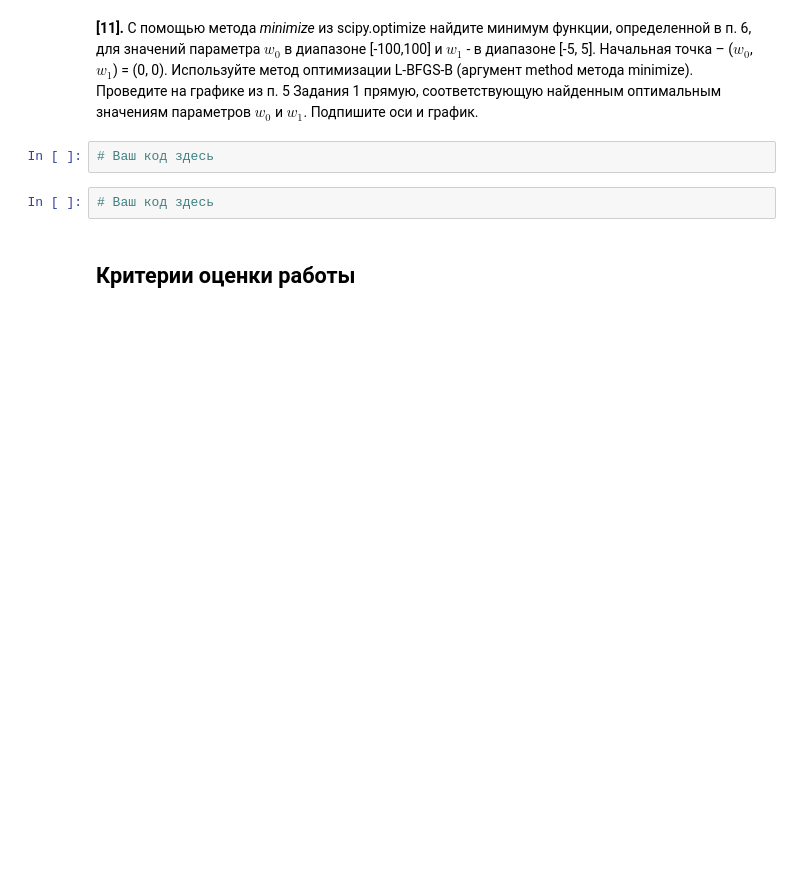
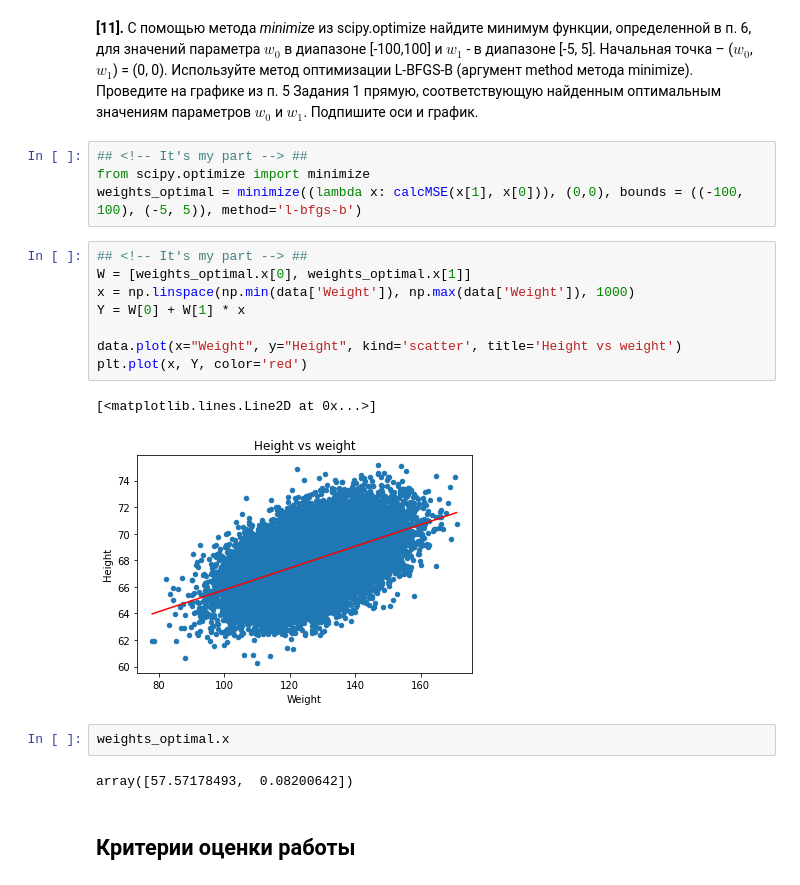
Before and after one commit to AlexKly/RoadToMLSystemsAndDataAnalysisExpert, a Jupyter notebook: Обучение на размеченных данных/Задание по программированию. Линейная регрессия/peer_review_linreg_height_weight.ipynb, the cells around one changed output. Cells and saved outputs as stored; diff of their text form; blank space fills up the shorter version.

```diff
--- a/Обучение на размеченных данных/Задание по программированию. Линейная регрессия/peer_review_linreg_height_weight.ipynb
+++ b/Обучение на размеченных данных/Задание по программированию. Линейная регрессия/peer_review_linreg_height_weight.ipynb
@@ -212,9 +241,24 @@ plt.show()
 # %% [markdown]
 **[11].** С помощью метода *minimize* из scipy.optimize найдите минимум функции, определенной в п. 6, для значений параметра $w_0$ в диапазоне [-100,100] и $w_1$ - в диапазоне [-5, 5]. Начальная точка – ($w_0$, $w_1$) = (0, 0). Используйте метод оптимизации L-BFGS-B (аргумент method метода minimize). Проведите на графике из п. 5 Задания 1 прямую, соответствующую найденным оптимальным значениям параметров $w_0$ и $w_1$. Подпишите оси и график.
-# %%
-# Ваш код здесь
-# %%
-# Ваш код здесь
+# %%
+## <!-- It's my part --> ##
+from scipy.optimize import minimize
+weights_optimal = minimize((lambda x: calcMSE(x[1], x[0])), (0,0), bounds = ((-100, 100), (-5, 5)), method='l-bfgs-b')
+# %%
+## <!-- It's my part --> ##
+W = [weights_optimal.x[0], weights_optimal.x[1]]
+x = np.linspace(np.min(data['Weight']), np.max(data['Weight']), 1000)
+Y = W[0] + W[1] * x
+
+data.plot(x="Weight", y="Height", kind='scatter', title='Height vs weight')
+plt.plot(x, Y, color='red')
+# %% [output]
+[<matplotlib.lines.Line2D at 0x...>]
+[figure, added]
+# %%
+weights_optimal.x
+# %% [output]
+array([57.57178493,  0.08200642])
 # %% [markdown]
 ## Критерии оценки работы
 # %% [markdown]
```
Also changed, not shown: parts of 16 cells of this notebook, 2 other files.
